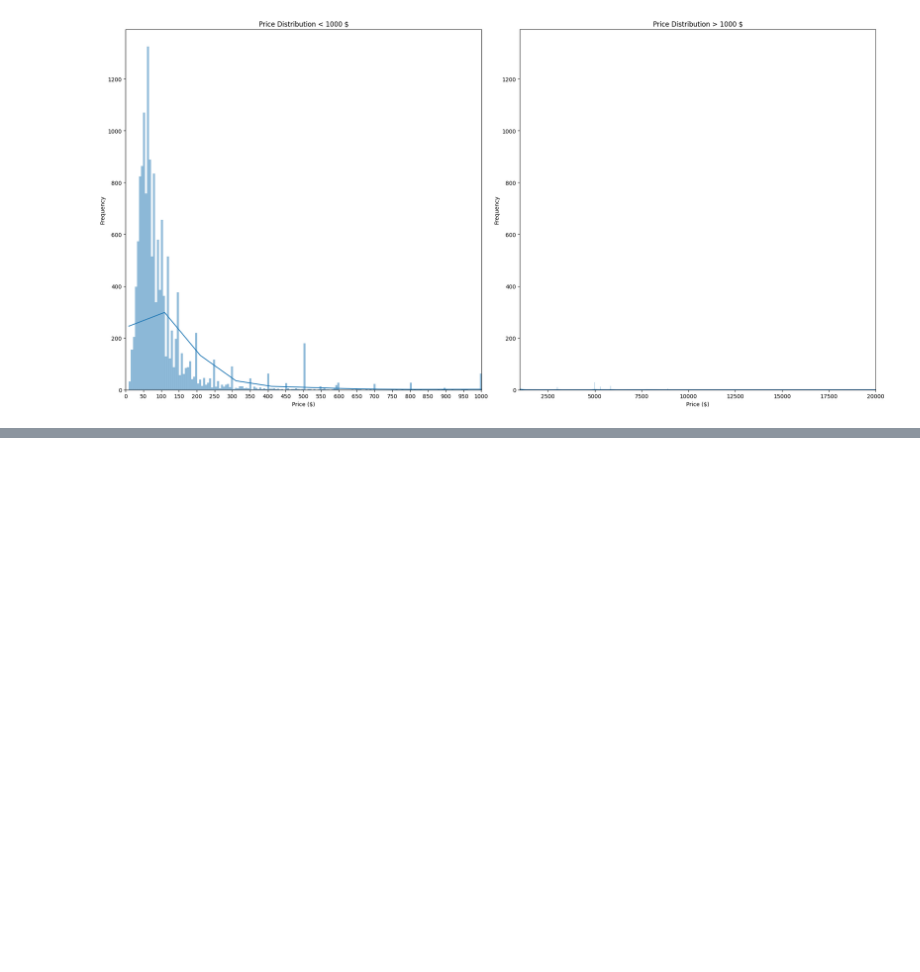
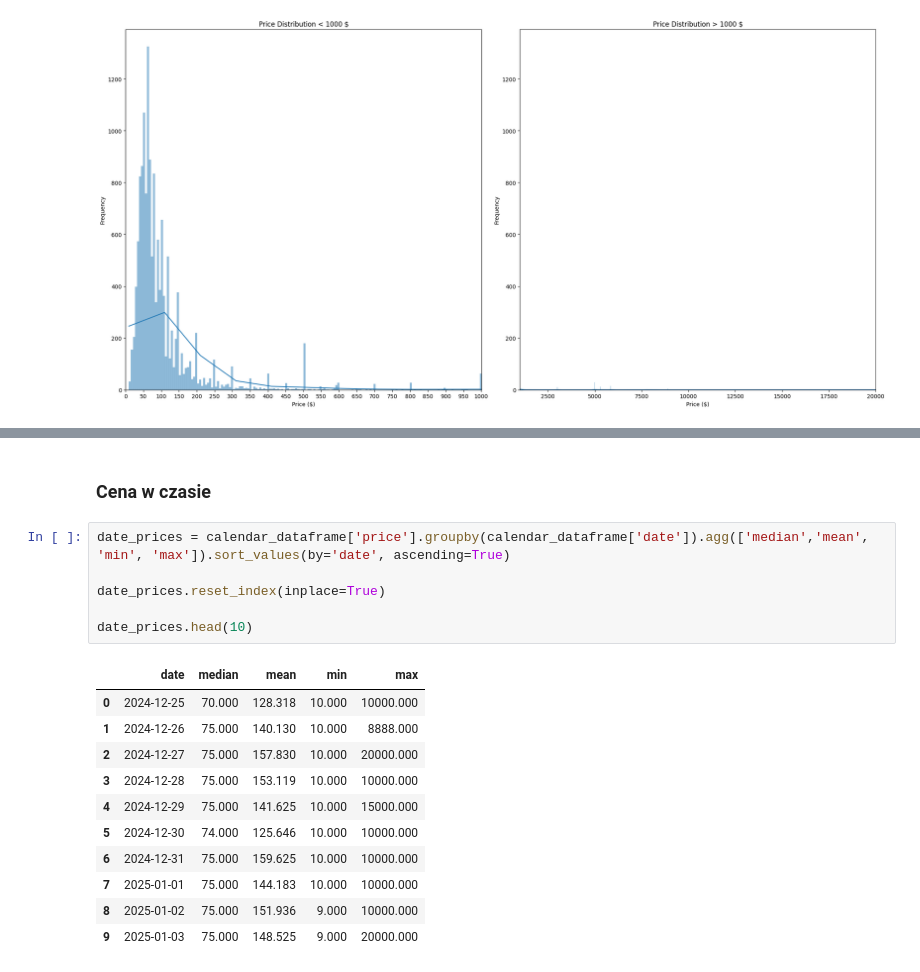
Before and after one commit to psiku/IUM-long-stay-insights, a Jupyter notebook: notebooks/data_v1_preprocessing.ipynb, the cells around one changed output, grey strips where cells are left out. Drawn from its saved outputs; the diff is of its cells as text; blank space fills up the shorter version.

```diff
--- a/notebooks/data_v1_preprocessing.ipynb
+++ b/notebooks/data_v1_preprocessing.ipynb
@@ -311,0 +297,20 @@ calendar_dataframe.head(5)
+# %% [markdown]
+### Cena w czasie
+# %%
+date_prices = calendar_dataframe['price'].groupby(calendar_dataframe['date']).agg(['median','mean', 'min', 'max']).sort_values(by='date', ascending=True)
+
+date_prices.reset_index(inplace=True)
+
+date_prices.head(10)
+# %% [output]
+|  | date | median | mean | min | max |
+| 0 | 2024-12-25 | 70.000 | 128.318 | 10.000 | 10000.000 |
+| 1 | 2024-12-26 | 75.000 | 140.130 | 10.000 | 8888.000 |
+| 2 | 2024-12-27 | 75.000 | 157.830 | 10.000 | 20000.000 |
+| 3 | 2024-12-28 | 75.000 | 153.119 | 10.000 | 10000.000 |
+| 4 | 2024-12-29 | 75.000 | 141.625 | 10.000 | 15000.000 |
+| 5 | 2024-12-30 | 74.000 | 125.646 | 10.000 | 10000.000 |
+| 6 | 2024-12-31 | 75.000 | 159.625 | 10.000 | 10000.000 |
+| 7 | 2025-01-01 | 75.000 | 144.183 | 10.000 | 10000.000 |
+| 8 | 2025-01-02 | 75.000 | 151.936 | 9.000 | 10000.000 |
+| 9 | 2025-01-03 | 75.000 | 148.525 | 9.000 | 20000.000 |
```
Also changed, not shown: parts of 56 cells of this notebook, 2 other files.
